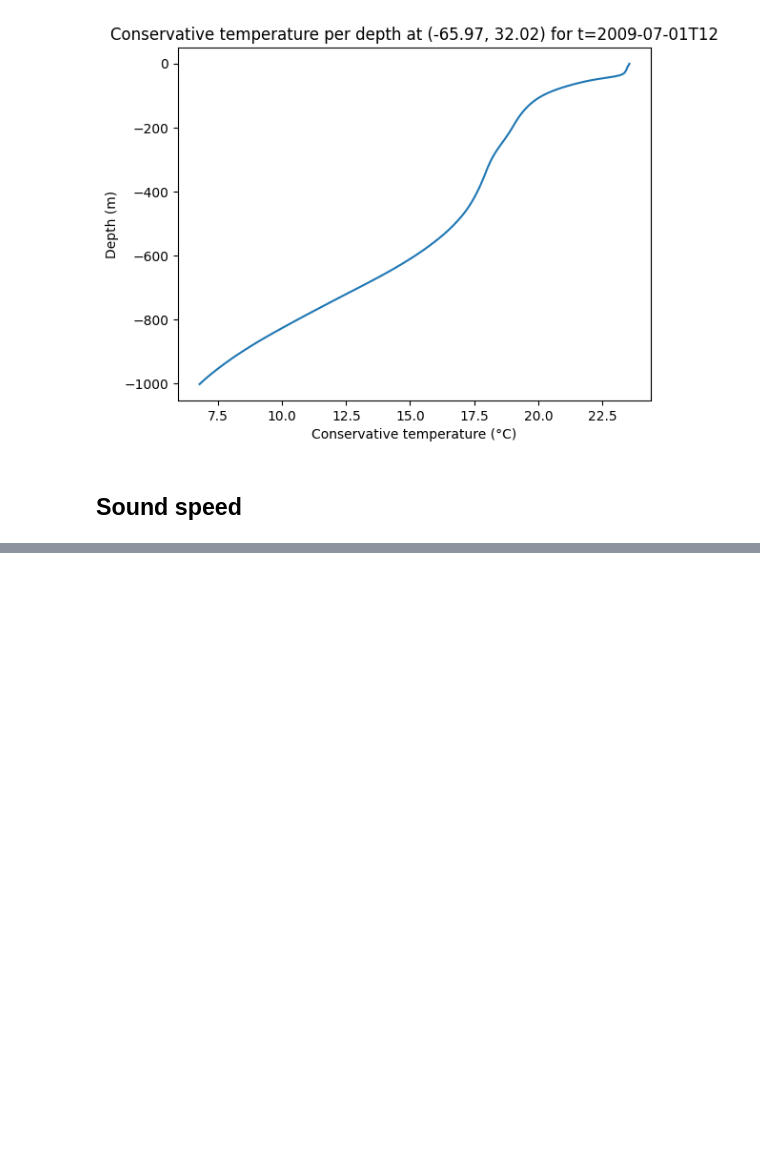
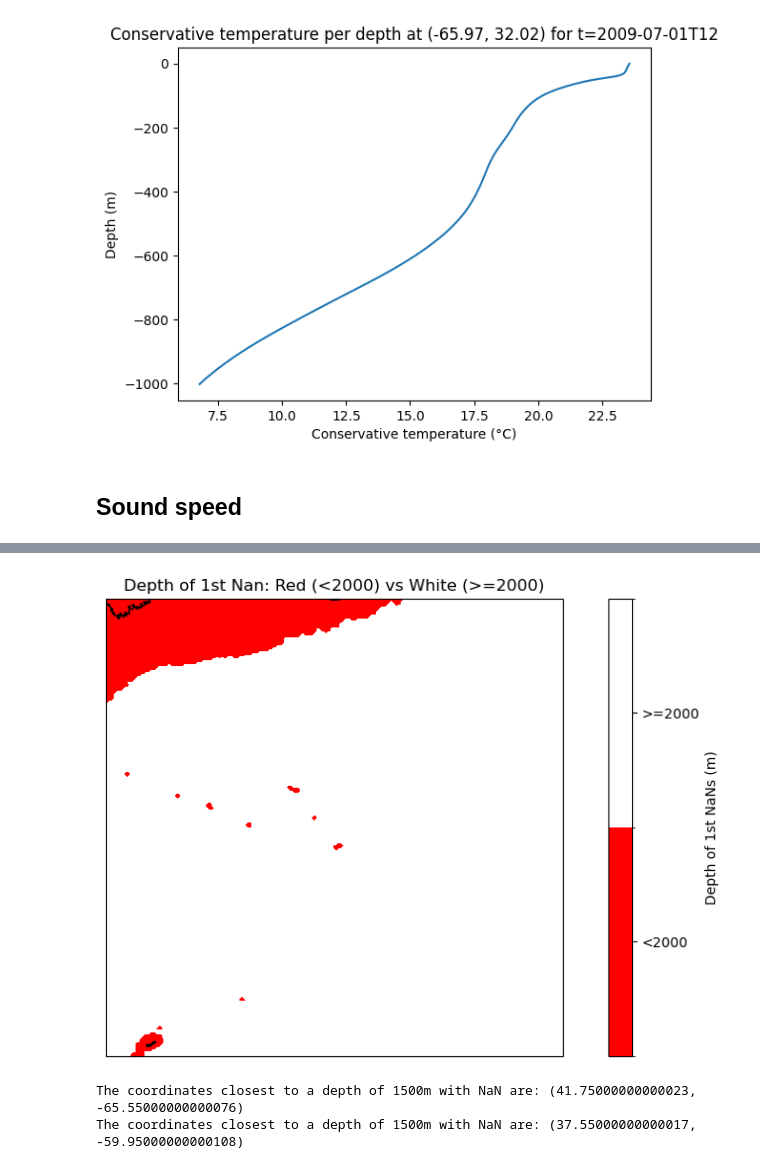
Before and after one commit to CIA-Oceanix/FASCINATION, a Jupyter notebook: notebooks/dev/data.ipynb, the cells around one changed output, grey strips where cells are left out. Drawn from its saved outputs; the diff is of its cells as text; code cells hidden in the pictures; blank space fills up the shorter version.

```diff
--- a/notebooks/dev/data.ipynb
+++ b/notebooks/dev/data.ipynb
@@ -196,0 +251,80 @@ Text(0.5, 1.0, 'Sound Speed per depth at (-65.97, 32.02) for t=2009-07-01T12')
+# %%
+
+# Classify depth: red if depth < 2000, white if depth >= 2000.
+# We create a new DataArray "classification" with values 0 for red and 1 for white.
+classification = xr.where(depth_nan_map < 2000, 0, 1)
+
+fig = plt.figure(figsize=(12, 6))
+ax = fig.add_subplot(1, 1, 1, projection=ccrs.PlateCarree())
+
+# Add coastlines and borders
+ax.coastlines()
+ax.add_feature(cfeature.BORDERS, linestyle=':')
+
+# Grab lat and lon coordinates
+lat = depth_nan_map["lat"]
+lon = depth_nan_map["lon"]
+
+# Define a discrete colormap: 0 -> red, 1 -> white.
+cmap = mcolors.ListedColormap(["red", "white"])
+bounds = [-0.5, 0.5, 1.5]
+norm = mcolors.BoundaryNorm(bounds, cmap.N)
+
+# Use contourf to plot the classification.
+pcm = ax.contourf(
+    lon, lat, classification,
+    levels=bounds, cmap=cmap, norm=norm,
+    transform=ccrs.PlateCarree()
+)
+
+# Add a color bar with custom tick labels.
+cbar = plt.colorbar(pcm, ax=ax, orientation='vertical', ticks=[0, 1])
+cbar.ax.set_yticklabels(["<2000", ">=2000"])
+cbar.set_label("Depth of 1st NaNs (m)")
+
+ax.set_title("Depth of 1st Nan: Red (<2000) vs White (>=2000)")
+plt.show()
+# %% [output]
+[figure, added]
+# %%
+# Find the coordinates where the depth of the first NaN is closest to 1500m
+target_depth = 500
+depth_diff = np.abs(depth_nan_map - target_depth)
+min_diff_idx = np.unravel_index(np.nanargmin(depth_diff), depth_diff.shape)
+lat_500 = depth_nan_map.lat[min_diff_idx[0]].item()
+lon_500 = depth_nan_map.lon[min_diff_idx[1]].item()
+
+# Find the coordinates where the depth of the first NaN is closest to 1500m
+target_depth = 1000
+depth_diff = np.abs(depth_nan_map - target_depth)
+min_diff_idx = np.unravel_index(np.nanargmin(depth_diff), depth_diff.shape)
+lat_1000 = depth_nan_map.lat[min_diff_idx[0]].item()
+lon_1000 = depth_nan_map.lon[min_diff_idx[1]].item()
+
+# Find the coordinates where the depth of the first NaN is closest to 1500m
+target_depth = 1250
+depth_diff = np.abs(depth_nan_map - target_depth)
+min_diff_idx = np.unravel_index(np.nanargmin(depth_diff), depth_diff.shape)
+lat_1250 = depth_nan_map.lat[min_diff_idx[0]].item()
+lon_1250 = depth_nan_map.lon[min_diff_idx[1]].item()
+
+# Find the coordinates where the depth of the first NaN is closest to 1500m
+target_depth = 1500
+depth_diff = np.abs(depth_nan_map - target_depth)
+min_diff_idx = np.unravel_index(np.nanargmin(depth_diff), depth_diff.shape)
+lat_1500 = depth_nan_map.lat[min_diff_idx[0]].item()
+lon_1500 = depth_nan_map.lon[min_diff_idx[1]].item()
+
+print(f"The coordinates closest to a depth of 1500m with NaN are: {(lat_1500, lon_1500)}")
+
+# Find the coordinates where the depth of the first NaN is closest to 1500m
+target_depth = 2000
+depth_diff = np.abs(depth_nan_map - target_depth)
+min_diff_idx = np.unravel_index(np.nanargmin(depth_diff), depth_diff.shape)
+lat_2000 = depth_nan_map.lat[min_diff_idx[0]].item()
+lon_2000 = depth_nan_map.lon[min_diff_idx[1]].item()
+
+print(f"The coordinates closest to a depth of 1500m with NaN are: {(lat_2000, lon_2000)}")
+# %% [output]
+The coordinates closest to a depth of 1500m with NaN are: (41.75000000000023, -65.55000000000076)
+The coordinates closest to a depth of 1500m with NaN are: (37.55000000000017, -59.95000000000108)
```
Also changed, not shown: parts of 18 cells of this notebook, 24 other files.
